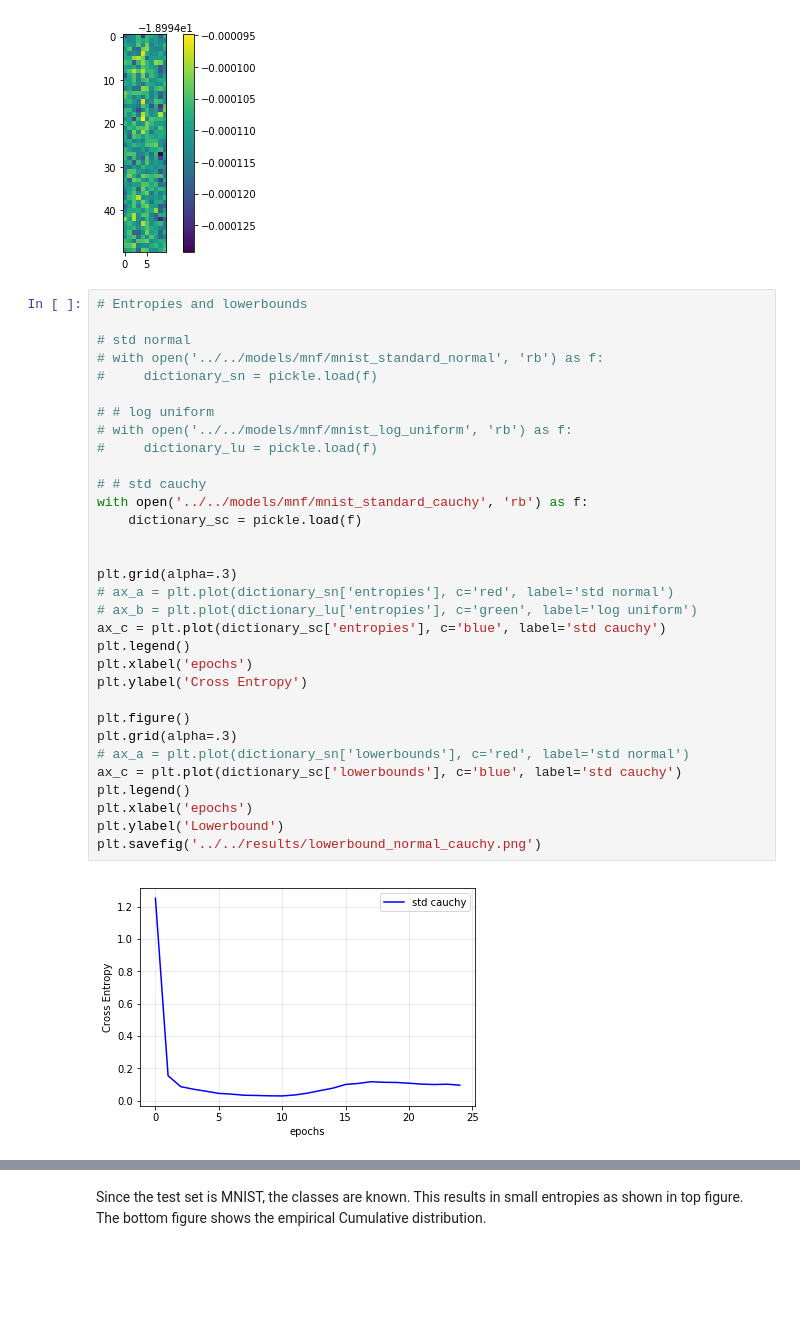
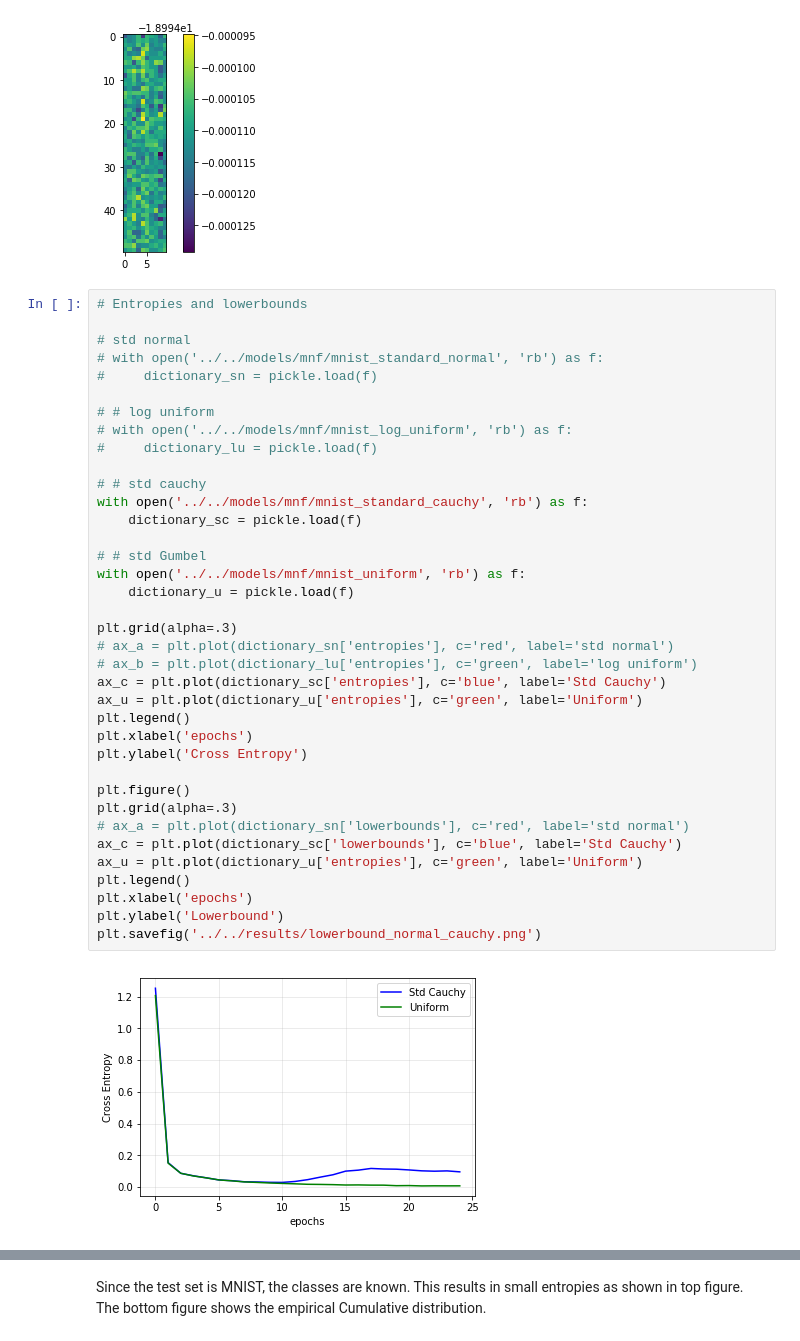
Before and after one commit to akashrajkn/waffles-and-posteriors, a Jupyter notebook: src/mnf/results.ipynb, the cells around one changed output, grey strips where cells are left out. Drawn from its saved outputs; the diff is of its cells as text; blank space fills up the shorter version.

```diff
--- a/src/mnf/results.ipynb
+++ b/src/mnf/results.ipynb
@@ -130,33 +204,38 @@ Number of zeros: 2352/5000
 # Entropies and lowerbounds
 
 # std normal
 # with open('../../models/mnf/mnist_standard_normal', 'rb') as f:
 #     dictionary_sn = pickle.load(f)
 
 # # log uniform
 # with open('../../models/mnf/mnist_log_uniform', 'rb') as f:
 #     dictionary_lu = pickle.load(f)
 
 # # std cauchy
 with open('../../models/mnf/mnist_standard_cauchy', 'rb') as f:
     dictionary_sc = pickle.load(f)
 
+# # std Gumbel
+with open('../../models/mnf/mnist_uniform', 'rb') as f:
+    dictionary_u = pickle.load(f)
 
 plt.grid(alpha=.3)
 # ax_a = plt.plot(dictionary_sn['entropies'], c='red', label='std normal')
 # ax_b = plt.plot(dictionary_lu['entropies'], c='green', label='log uniform')
-ax_c = plt.plot(dictionary_sc['entropies'], c='blue', label='std cauchy')
+ax_c = plt.plot(dictionary_sc['entropies'], c='blue', label='Std Cauchy')
+ax_u = plt.plot(dictionary_u['entropies'], c='green', label='Uniform')
 plt.legend()
 plt.xlabel('epochs')
 plt.ylabel('Cross Entropy')
 
 plt.figure()
 plt.grid(alpha=.3)
 # ax_a = plt.plot(dictionary_sn['lowerbounds'], c='red', label='std normal')
-ax_c = plt.plot(dictionary_sc['lowerbounds'], c='blue', label='std cauchy')
+ax_c = plt.plot(dictionary_sc['lowerbounds'], c='blue', label='Std Cauchy')
+ax_u = plt.plot(dictionary_u['entropies'], c='green', label='Uniform')
 plt.legend()
 plt.xlabel('epochs')
 plt.ylabel('Lowerbound')
 plt.savefig('../../results/lowerbound_normal_cauchy.png')
 # %% [output]
-[figure, old version]
+[figure, new version]
```
Also changed, not shown: parts of 28 cells of this notebook, 14 other files.
